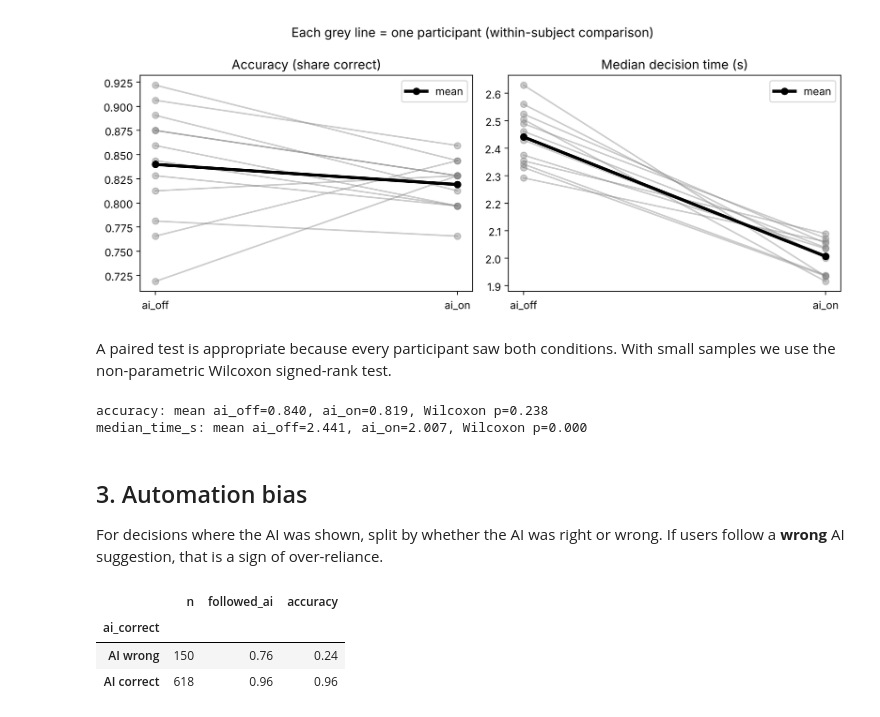
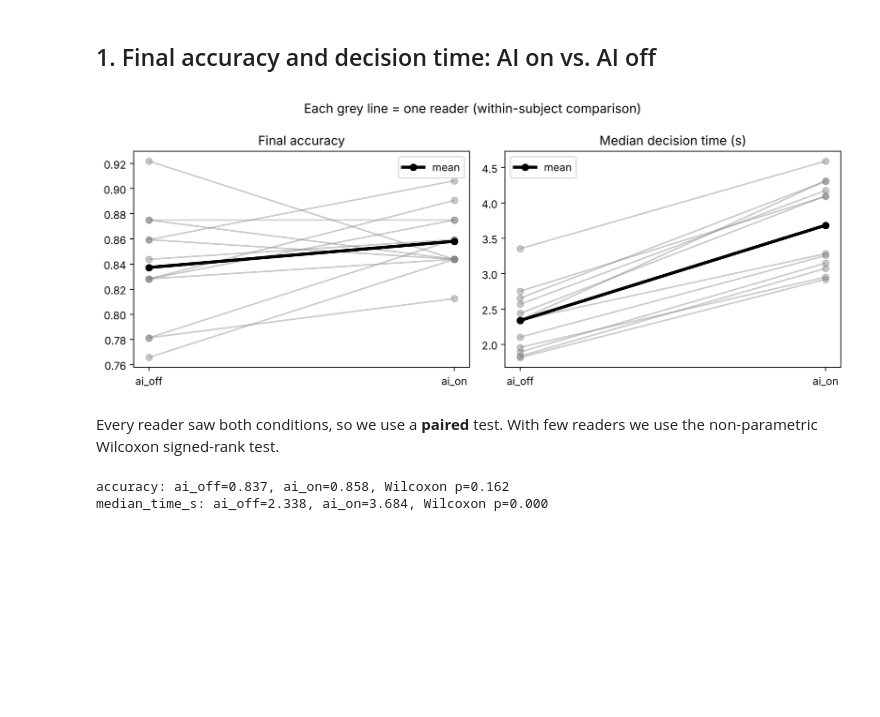
Before and after one commit to iRosses-omics/brain-viewer-interaction-logger, a Jupyter notebook: analysis/analysis.ipynb, the cells around one changed output. Drawn from its saved outputs; the diff is of its cells as text; code cells hidden in the pictures; blank space fills up the shorter version.

```diff
--- a/analysis/analysis.ipynb
+++ b/analysis/analysis.ipynb
@@ -42,8 +50,0 @@ We keep only `rating` events and compute the time each decision took
-# %%
-logs = logs.sort_values(["session_id", "case_id", "ms_since_case_open"])
-logs["decision_ms"] = logs.groupby(["session_id", "case_id"])["ms_since_case_open"].diff()
-
-decisions = logs[logs.event == "rating"].copy()
-decisions["correct"] = (decisions.rating == decisions.ground_truth).astype(int)
-decisions[["participant_id", "case_id", "ai_condition", "region", "z_score",
-           "ai_flag", "rating", "ground_truth", "correct", "decision_ms"]].head()
@@ -71,0 +58,18 @@ summary
+# %%
+keys = ["participant_id", "case_id", "region"]
+
+def last_of(event, cols):
+    return logs[logs.event == event].groupby(keys).last()[cols]
+
+sel = last_of("region_select", ["ms_since_case_open"]).rename(columns={"ms_since_case_open": "t_select"})
+ini = last_of("rating_initial", ["rating"]).rename(columns={"rating": "initial"})
+fin = last_of("rating_final", ["ai_condition", "rating", "ai_flag", "ai_confidence",
+                               "ground_truth", "ms_since_case_open"]
+             ).rename(columns={"rating": "final", "ms_since_case_open": "t_final"})
+
+d = fin.join(ini).join(sel).reset_index()
+d["time_s"] = (d.t_final - d.t_select) / 1000
+d["correct_initial"] = (d.initial == d.ground_truth).astype(int)
+d["correct_final"] = (d.final == d.ground_truth).astype(int)
+d[["participant_id", "case_id", "ai_condition", "region", "initial", "ai_flag",
+   "ai_confidence", "final", "ground_truth", "time_s"]].head()
@@ -72,50 +83,36 @@ summary
+# %% [markdown]
+## 1. Final accuracy and decision time: AI on vs. AI off
 # %%
+per_person = (d.groupby(["participant_id", "ai_condition"])
+                .agg(accuracy=("correct_final", "mean"), median_time_s=("time_s", "median"))
+                .reset_index())
+
 fig, axes = plt.subplots(1, 2, figsize=(10, 4))
 order = ["ai_off", "ai_on"]
-for ax, col, label in [(axes[0], "accuracy", "Accuracy (share correct)"),
+for ax, col, title in [(axes[0], "accuracy", "Final accuracy"),
                        (axes[1], "median_time_s", "Median decision time (s)")]:
     wide = per_person.pivot(index="participant_id", columns="ai_condition", values=col)[order]
     for _, row in wide.iterrows():
         ax.plot(order, row.values, color="grey", alpha=0.4, marker="o")
     ax.plot(order, wide.mean().values, color="black", linewidth=3, marker="o", label="mean")
-    ax.set_title(label)
+    ax.set_title(title)
     ax.legend()
-plt.suptitle("Each grey line = one participant (within-subject comparison)")
+plt.suptitle("Each grey line = one reader (within-subject comparison)")
 plt.tight_layout()
 plt.savefig(ROOT / "figures" / "accuracy_time_by_condition.png", dpi=150)
 plt.show()
 # %% [output]
-[figure, old version]
+[figure, new version]
 # %% [markdown]
-A paired test is appropriate because every participant saw both conditions.
-With small samples we use the non-parametric Wilcoxon signed-rank test.
+Every reader saw both conditions, so we use a **paired** test. With few readers we use
+the non-parametric Wilcoxon signed-rank test.
 # %%
 from scipy.stats import wilcoxon
 
 for col in ["accuracy", "median_time_s"]:
     wide = per_person.pivot(index="participant_id", columns="ai_condition", values=col)
     stat, p = wilcoxon(wide["ai_on"], wide["ai_off"])
-    print(f"{col}: mean ai_off={wide['ai_off'].mean():.3f}, ai_on={wide['ai_on'].mean():.3f}, Wilcoxon p={p:.3f}")
+    print(f"{col}: ai_off={wide['ai_off'].mean():.3f}, ai_on={wide['ai_on'].mean():.3f}, Wilcoxon p={p:.3f}")
 # %% [output]
-accuracy: mean ai_off=0.840, ai_on=0.819, Wilcoxon p=0.238
-median_time_s: mean ai_off=2.441, ai_on=2.007, Wilcoxon p=0.000
+accuracy: ai_off=0.837, ai_on=0.858, Wilcoxon p=0.162
+median_time_s: ai_off=2.338, ai_on=3.684, Wilcoxon p=0.000
-# %% [markdown]
-## 3. Automation bias
-
-For decisions where the AI was shown, split by whether the AI was right or wrong.
-If users follow a **wrong** AI suggestion, that is a sign of over-reliance.
-# %%
-ai_on = decisions[decisions.ai_condition == "ai_on"].copy()
-ai_on["ai_correct"] = (ai_on.ai_flag == ai_on.ground_truth)
-ai_on["followed_ai"] = (ai_on.rating == ai_on.ai_flag)
-
-bias = (ai_on.groupby("ai_correct")
-        .agg(n=("followed_ai", "size"), followed_ai=("followed_ai", "mean"), accuracy=("correct", "mean"))
-        .round(3))
-bias.index = bias.index.map({True: "AI correct", False: "AI wrong"})
-bias
-# %% [output]
-|  | n | followed_ai | accuracy |
-| ai_correct |  |  |  |
-| AI wrong | 150 | 0.76 | 0.24 |
-| AI correct | 618 | 0.96 | 0.96 |
```
Also changed, not shown: parts of 20 cells of this notebook, 14 other files.
